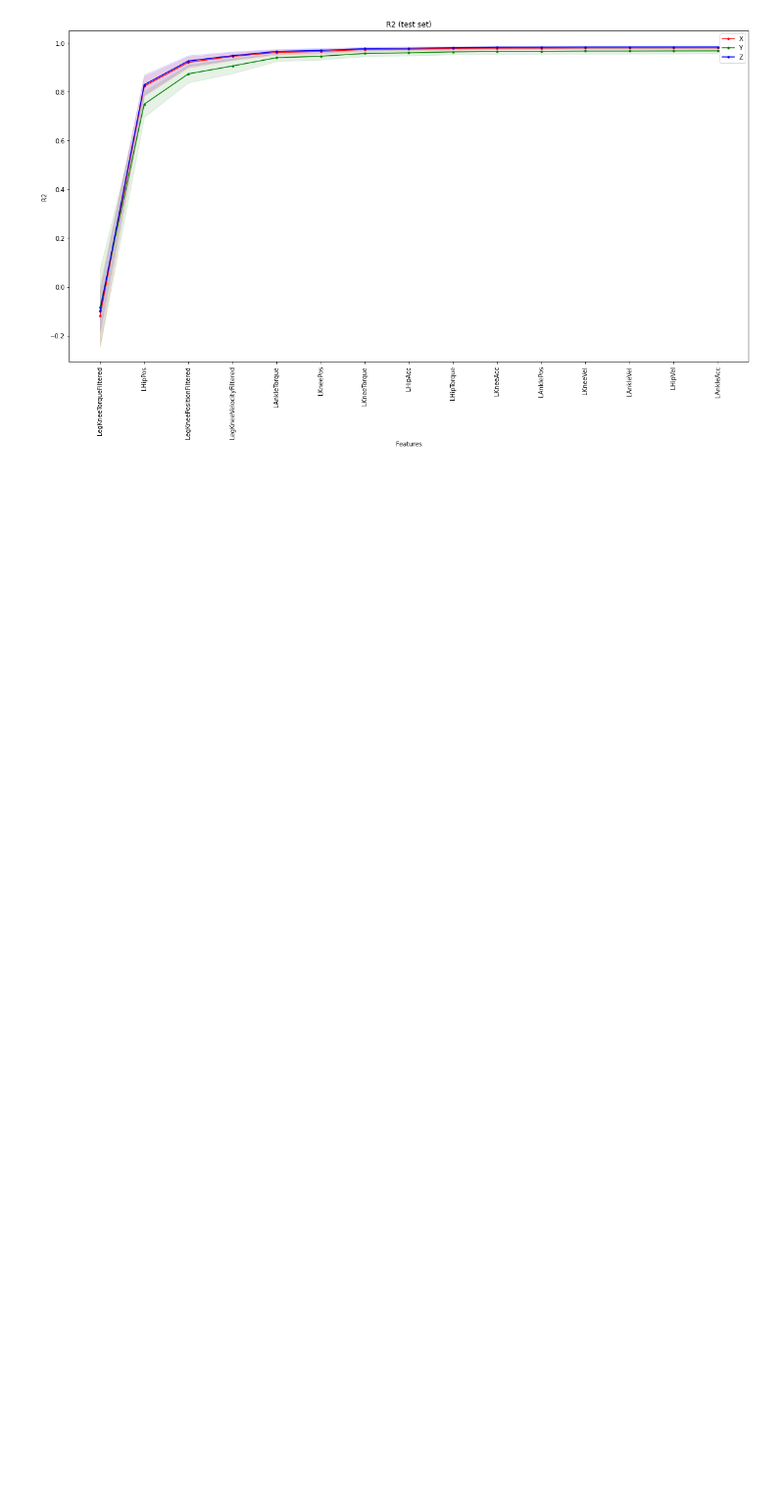
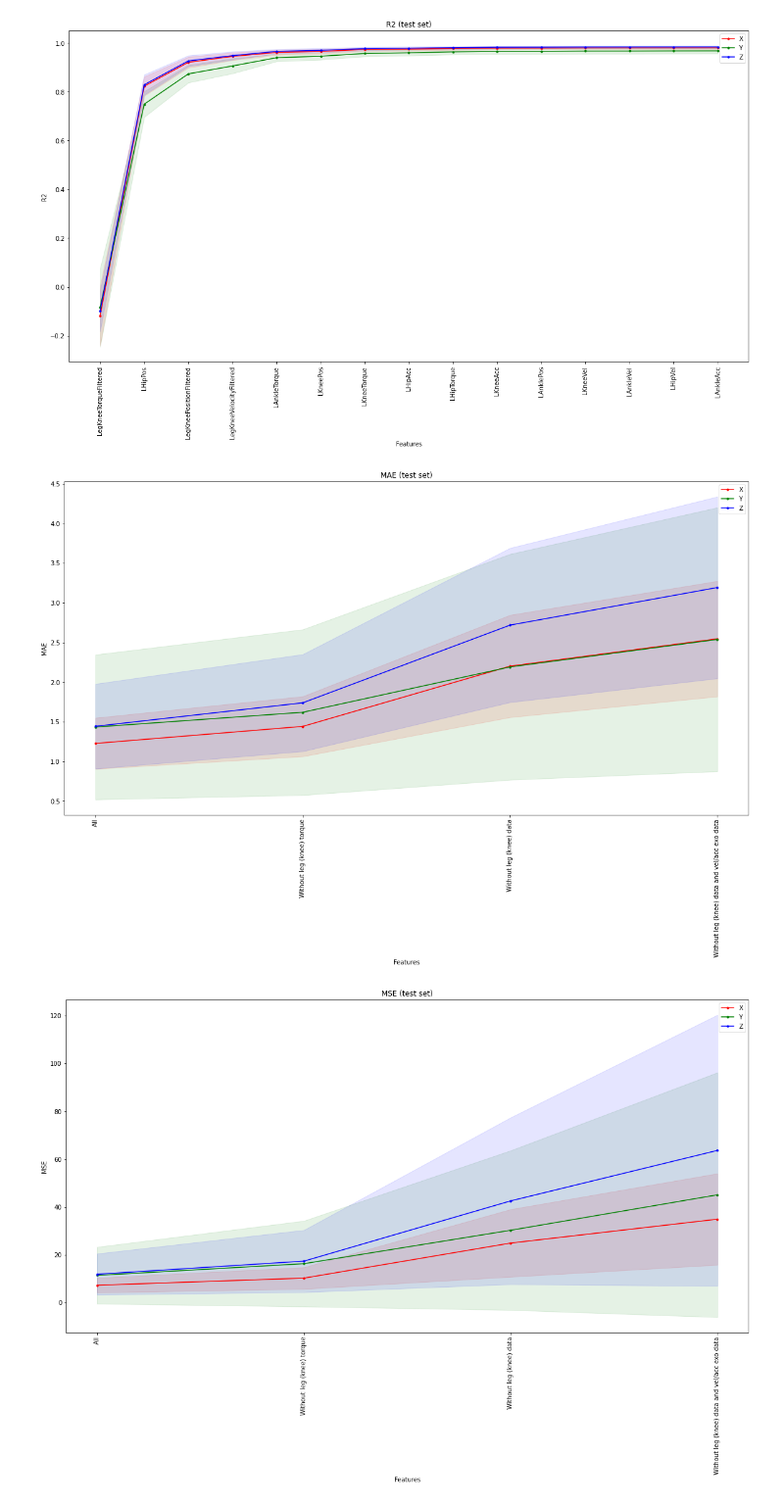
Before and after one commit to hl0d0w1g/EXOSAFE-ML, a Jupyter notebook: notebooks/models/interaction_forces/feature_selection.ipynb, the cells around one changed output. Shown at 98% size. Drawn from its saved outputs; the diff is of its cells as text; code cells hidden in the pictures; blank space fills up the shorter version.

```diff
--- a/notebooks/models/interaction_forces/feature_selection.ipynb
+++ b/notebooks/models/interaction_forces/feature_selection.ipynb
@@ -220,0 +282,28 @@ for score in ['MAE', 'MSE', 'R2']:
+# %%
+for score in ['MAE', 'MSE', 'R2']:
+    # Confidence intervarl for each axis
+    ci_x_sup = [mean + std for mean, std in zip(scores_dict['test'][score]['X_mean'], scores_dict['test'][score]['X_std'])]
+    ci_x_inf = [mean - std for mean, std in zip(scores_dict['test'][score]['X_mean'], scores_dict['test'][score]['X_std'])]
+    ci_y_sup = [mean + std for mean, std in zip(scores_dict['test'][score]['Y_mean'], scores_dict['test'][score]['Y_std'])]
+    ci_y_inf = [mean - std for mean, std in zip(scores_dict['test'][score]['Y_mean'], scores_dict['test'][score]['Y_std'])]
+    ci_z_sup = [mean + std for mean, std in zip(scores_dict['test'][score]['Z_mean'], scores_dict['test'][score]['Z_std'])]
+    ci_z_inf = [mean - std for mean, std in zip(scores_dict['test'][score]['Z_mean'], scores_dict['test'][score]['Z_std'])]
+
+    x_ax = range(len(steps))
+    x_ax_ticks = ['All', 'Without leg (knee) torque', 'Without leg (knee) data', 'Without leg (knee) data and vel/acc exo data']
+    plt.figure(figsize=(20,10))
+    plt.plot(x_ax, scores_dict['test'][score]['X_mean'], color='r', marker='.', label='X')
+    plt.fill_between(x_ax, ci_x_sup, ci_x_inf, color='r', alpha=0.1)
+    plt.plot(x_ax, scores_dict['test'][score]['Y_mean'], color='g', marker='.', label='Y')
+    plt.fill_between(x_ax, ci_y_sup, ci_y_inf, color='g', alpha=0.1)
+    plt.plot(x_ax, scores_dict['test'][score]['Z_mean'], color='b', marker='.', label='Z')
+    plt.fill_between(x_ax, ci_z_sup, ci_z_inf, color='b', alpha=0.1)
+    plt.xticks(x_ax, x_ax_ticks, rotation=90)
+    plt.xlabel('Features')
+    plt.ylabel(score)
+    plt.title(score + ' (test set)')
+    plt.legend()
+    plt.show()
+# %% [output]
+[figure, added]
+[figure, added]
```
Also changed, not shown: parts of 4 cells of this notebook, 1 other file.
